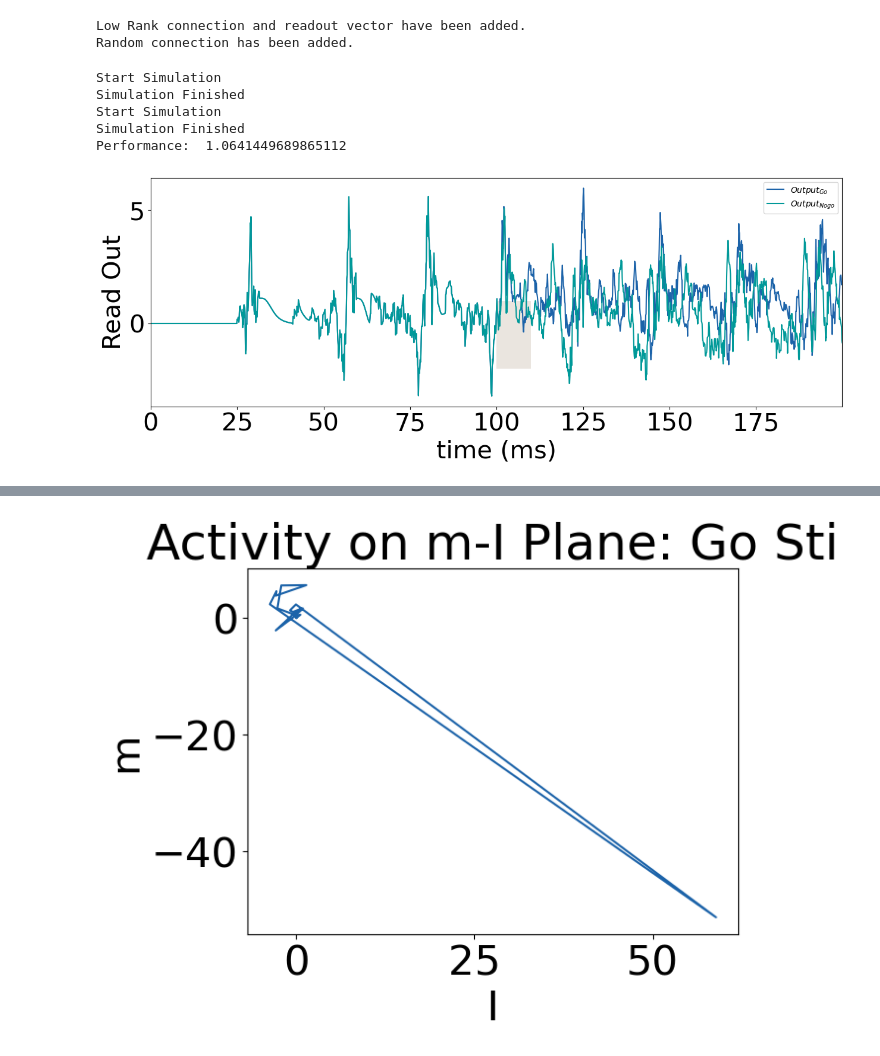
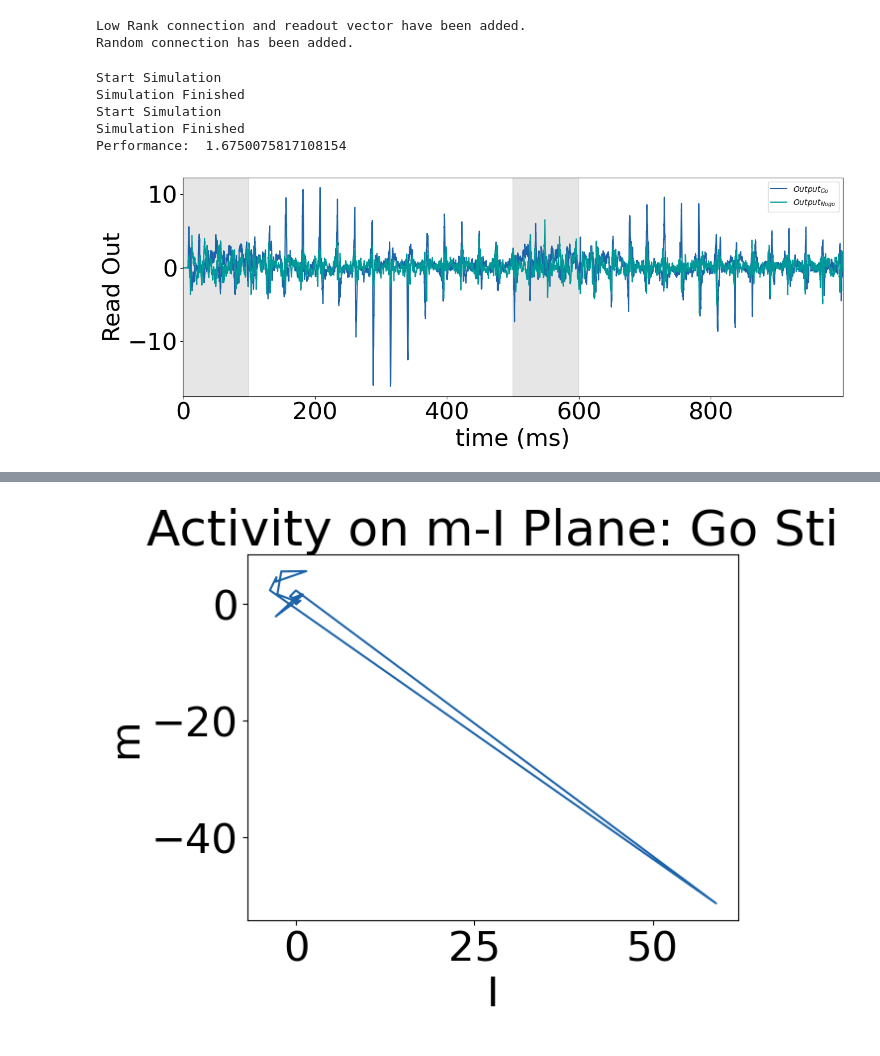
Before and after one commit to LiBinUtokyo/LowRank_ModifiedTheta_SNN, a Jupyter notebook: PYTHON/main_pytorch_lowrank_exc.ipynb, the cells around one changed output, grey strips where cells are left out. Saved outputs shown, nothing was run; the diff lists cells and outputs as text; code cells hidden in the pictures.

Commit message:
update functions

```diff
--- a/PYTHON/main_pytorch_lowrank_exc.ipynb
+++ b/PYTHON/main_pytorch_lowrank_exc.ipynb
@@ -233,6 +233,10 @@ Input_go = torch.zeros((LRSNN.N_E+LRSNN.N_I,int(T/dt))) #size:(N,time)
 Input_go[:,int(T_pre/dt):int((T_pre+T_sti)/dt)] = IS*Sti_go
 Input_nogo = torch.zeros((LRSNN.N_E+LRSNN.N_I,int(T/dt)))
 Input_nogo[:,int(T_pre/dt):int((T_pre+T_sti)/dt)] = IS*Sti_nogo
+
+# duplicate the input for twice
+Input_go = torch.cat((Input_go,Input_go),1)
+Input_nogo = torch.cat((Input_nogo,Input_nogo),1)
 
 # bias current (according to sugino's code)
 # Eta = [0, 10]; % 定常電流の平均値
@@ -269,7 +273,7 @@ Start Simulation
 Simulation Finished
 Start Simulation
 Simulation Finished
-Performance:  1.0641449689865112
+Performance:  1.6750075817108154
 # %%
 # 处理绘图用的数据以使其能够在cpu上运行
 Out_go = Out_go.cpu().numpy()
@@ -293,13 +297,31 @@ m = m.cpu().numpy()
 n = n.cpu().numpy()
 Sti_go = Sti_go.cpu().numpy()
 Sti_nogo = Sti_nogo.cpu().numpy()
-# %%
-# Draw Output
-fig, ax = plt.subplots(figsize=(15,5))
-Draw_Output(ax,Out_go,'Output_{Go}',dt,Input_go,color_data = color_Go)
-Draw_Output(ax,Out_nogo,'Output_{Nogo}',dt,Input_nogo,color_data=color_Nogo)
-# %% [output]
-[figure, removed]
+# %%
+# Draw Output
+
+# Functions for drawing
+def Draw_Output(ax,data,label_data,dt,input_data,color_data='#1C63A9'):
+    # tt = np.linspace(0,len(data)-1)*dt
+    # input_data: size:(N,time)
+    tt = np.array(range(len(data)))*dt
+    ax.plot(tt,data,color = color_data, label = '$'+label_data+'$')
+
+    ax.set_xlabel('time (ms)')
+    ax.set_ylabel('Read Out')
+
+    ax.set_xlim([0, tt[-1]])
+    ax.set_ylim([np.min([0,np.min(data),ax.get_ylim()[0]]), np.max([0.0000001,np.max(data),ax.get_ylim()[1]])])
+    # shade the stimulus period (where the input is not zero)
+    ax.fill_between(tt, ax.get_ylim()[0], ax.get_ylim()[1], where=input_data[0].squeeze()!=0, color='gray', alpha=0.1)
+    ax.legend(loc = 1, prop={'size':10})
+
+
+fig, ax = plt.subplots(figsize=(15,5))
+Draw_Output(ax,Out_go,'Output_{Go}',dt,Input_go,color_data = color_Go)
+Draw_Output(ax,Out_nogo,'Output_{Nogo}',dt,Input_nogo,color_data=color_Nogo)
+# %% [output]
+[figure, added]
 # %%
 
 # Monitor the Average Conductance
```
Also changed, not shown: parts of 3 cells of this notebook, 3 other files.
